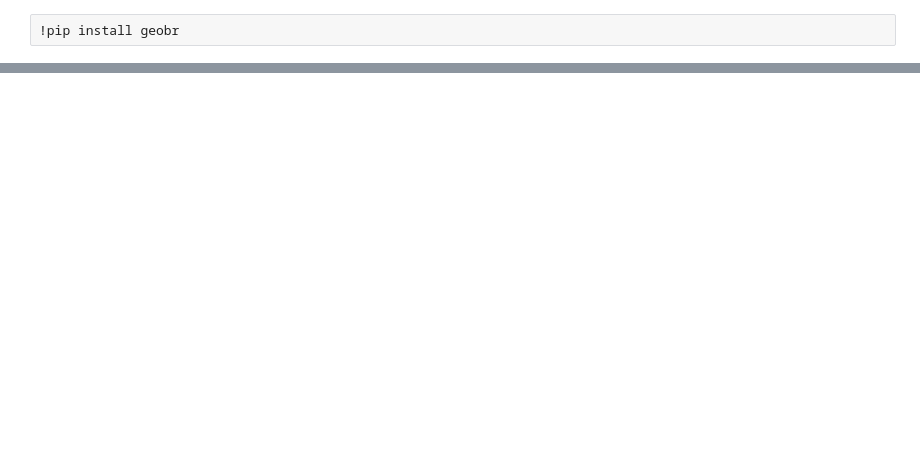
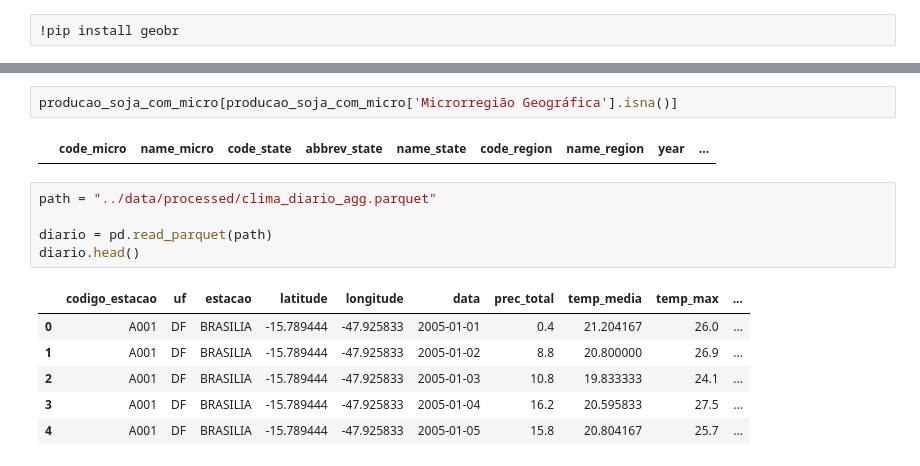
Before and after one commit to vitorok03/projeto-pcd2, a Jupyter notebook: notebooks/agregacao_INMET_SIDRA.ipynb, the cells around one changed output, grey strips where cells are left out. Cells and saved outputs as stored; diff of their text form; blank space fills up the shorter version.

```diff
--- a/notebooks/agregacao_INMET_SIDRA.ipynb
+++ b/notebooks/agregacao_INMET_SIDRA.ipynb
@@ -53,0 +77,16 @@ df.head()
+# %%
+producao_soja_com_micro[producao_soja_com_micro['Microrregião Geográfica'].isna()]
+# %% [output]
+|  | code_micro | name_micro | code_state | abbrev_state | name_state | code_region | name_region | year | ... |
+# %%
+path = "../data/processed/clima_diario_agg.parquet"
+
+diario = pd.read_parquet(path)
+diario.head()
+# %% [output]
+|  | codigo_estacao | uf | estacao | latitude | longitude | data | prec_total | temp_media | temp_max | ... |
+| 0 | A001 | DF | BRASILIA | -15.789444 | -47.925833 | 2005-01-01 | 0.4 | 21.204167 | 26.0 | ... |
+| 1 | A001 | DF | BRASILIA | -15.789444 | -47.925833 | 2005-01-02 | 8.8 | 20.800000 | 26.9 | ... |
+| 2 | A001 | DF | BRASILIA | -15.789444 | -47.925833 | 2005-01-03 | 10.8 | 19.833333 | 24.1 | ... |
+| 3 | A001 | DF | BRASILIA | -15.789444 | -47.925833 | 2005-01-04 | 16.2 | 20.595833 | 27.5 | ... |
+| 4 | A001 | DF | BRASILIA | -15.789444 | -47.925833 | 2005-01-05 | 15.8 | 20.804167 | 25.7 | ... |
```
Also changed, not shown: parts of 7 cells of this notebook, 12 other files.
